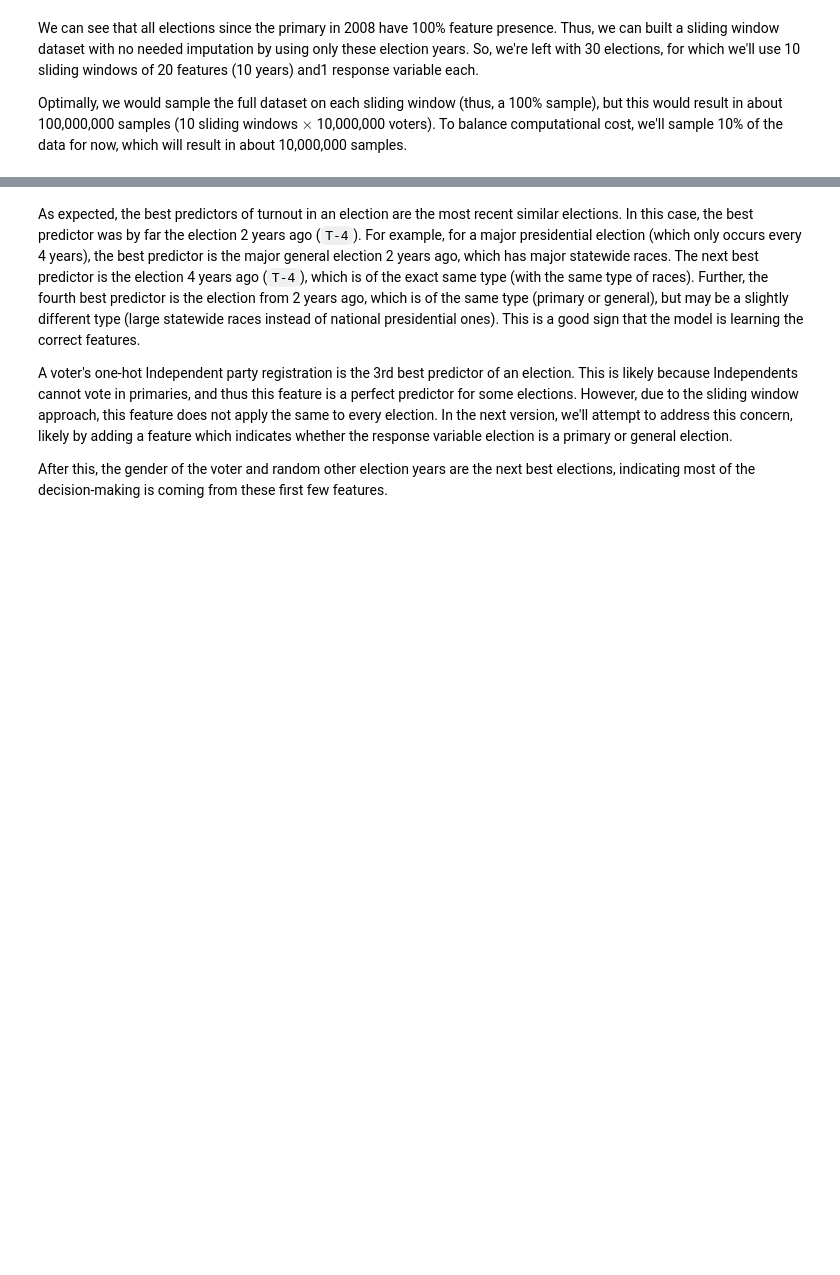
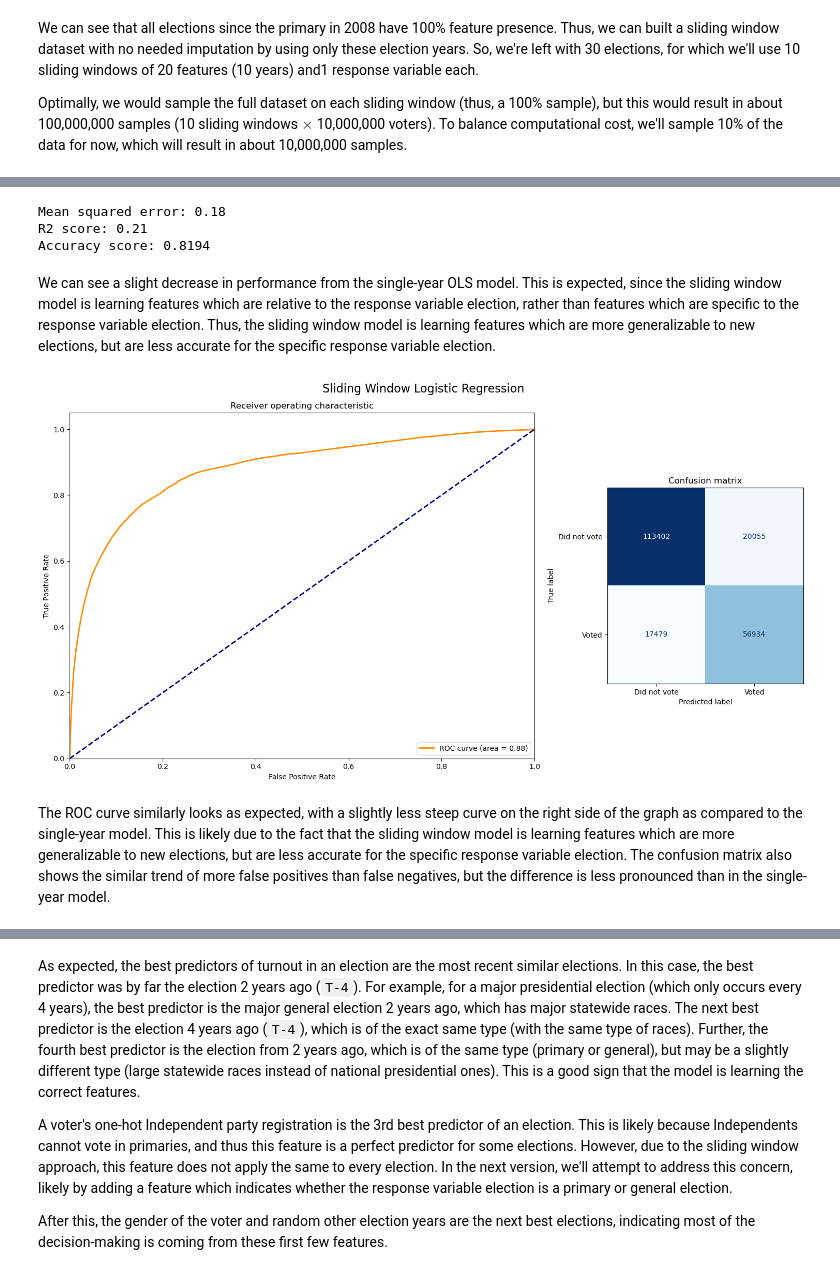
Before and after one commit to aaronzberger/VoterPrediction, a Jupyter notebook: src/voter_prediction.ipynb, the cells around one changed output, grey strips where cells are left out. Saved outputs shown, nothing was run; the diff lists cells and outputs as text; code cells hidden in the pictures; blank space fills up the shorter version.

```diff
--- a/src/voter_prediction.ipynb
+++ b/src/voter_prediction.ipynb
@@ -62,22 +155,23 @@ df_single.head()
 # %%
-from sklearn.linear_model import LinearRegression
-from sklearn.impute import SimpleImputer
-
-response_variable_columns = [col for col in df_single.columns if '05/16/2023' in col]
-
-# Mean imputation
+# Simple imputer
+# NOTE: kNN imputation is preferred for this type of data, but it takes too long to run
 imputer = SimpleImputer(strategy='mean')
 imputer.fit(df_single)
 
+print("Finished fitting imputer. Imputing missing values...")
+
 df_single = pd.DataFrame(imputer.transform(df_single), columns=df_single.columns)
 
+print("Finished imputing missing values. Fitting model...")
+
 # We know (from below) that the response variable has no missing values
-X = df_single.drop(response_variable_columns, axis=1)
-y = df_single['Election 05/16/2023 Voted']
+X = df_single.drop(response_election_columns, axis=1)
+y = df_single[response_column]
 
-X_train, X_test, y_train, y_test = train_test_split(X, y, test_size=0.2, random_state=109)
+X_train, X_val, y_train, y_val = train_test_split(X, y, test_size=0.2, random_state=109)
 
-model = LinearRegression()
+print("Finished fitting model. Fitting model...")
+
+model = LogisticRegression(class_weight='balanced')
 model.fit(X_train, y_train)
-test_predictions = model.predict(X_test)
-test_predictions = [1 if x >= 0.5 else 0 for x in test_predictions]
+y_val_pred = model.predict(X_val)
@@ -229,0 +399,20 @@ Next, we'll build a decision tree with the sliding window dataset. This will be
+# %%
+mse = mean_squared_error(y_val, y_val_pred)
+print(f"Mean squared error: {mse:.2f}")
+
+r2 = r2_score(y_val, y_val_pred)
+print(f"R2 score: {r2:.2f}")
+
+print(f"Accuracy score: {accuracy_score(y_val, y_val_pred):.4f}")
+# %% [output]
+Mean squared error: 0.18
+R2 score: 0.21
+Accuracy score: 0.8194
+# %% [markdown]
+We can see a slight decrease in performance from the single-year OLS model. This is expected, since the sliding window model is learning features which are relative to the response variable election, rather than features which are specific to the response variable election. Thus, the sliding window model is learning features which are more generalizable to new elections, but are less accurate for the specific response variable election.
+# %%
+plot_roc_and_confusion_matrix(X_val, y_val, y_val_pred, model, "Sliding Window Logistic Regression")
+# %% [output]
+[figure, added]
+# %% [markdown]
+The ROC curve similarly looks as expected, with a slightly less steep curve on the right side of the graph as compared to the single-year model. This is likely due to the fact that the sliding window model is learning features which are more generalizable to new elections, but are less accurate for the specific response variable election. The confusion matrix also shows the similar trend of more false positives than false negatives, but the difference is less pronounced than in the single-year model.
```
Also changed, not shown: parts of 63 cells of this notebook, 2 other files.
